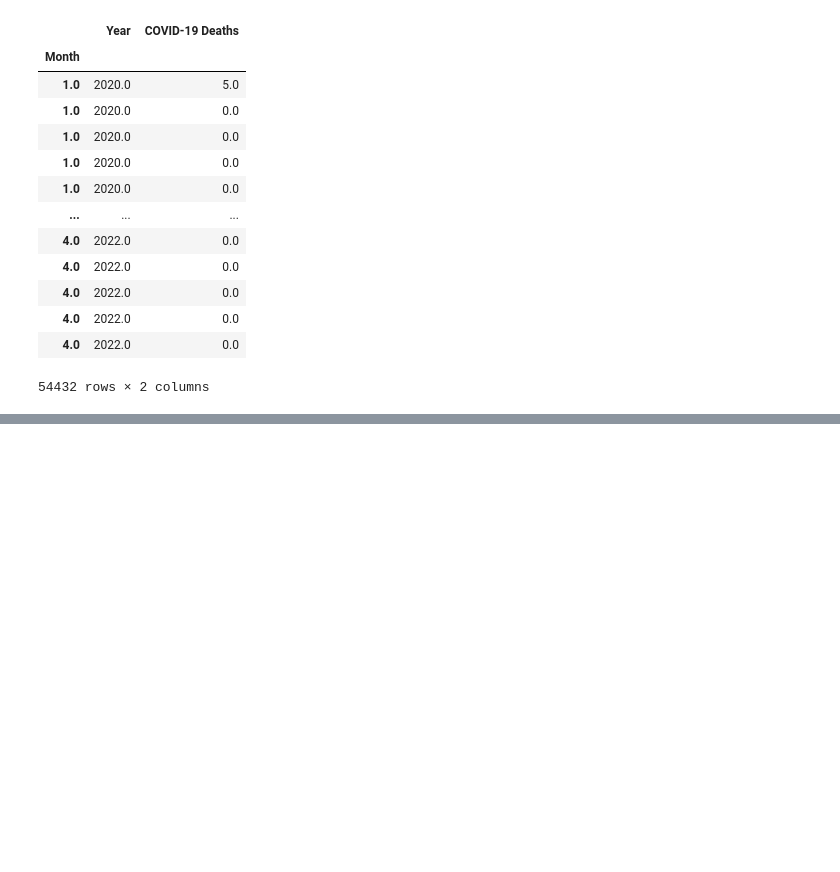
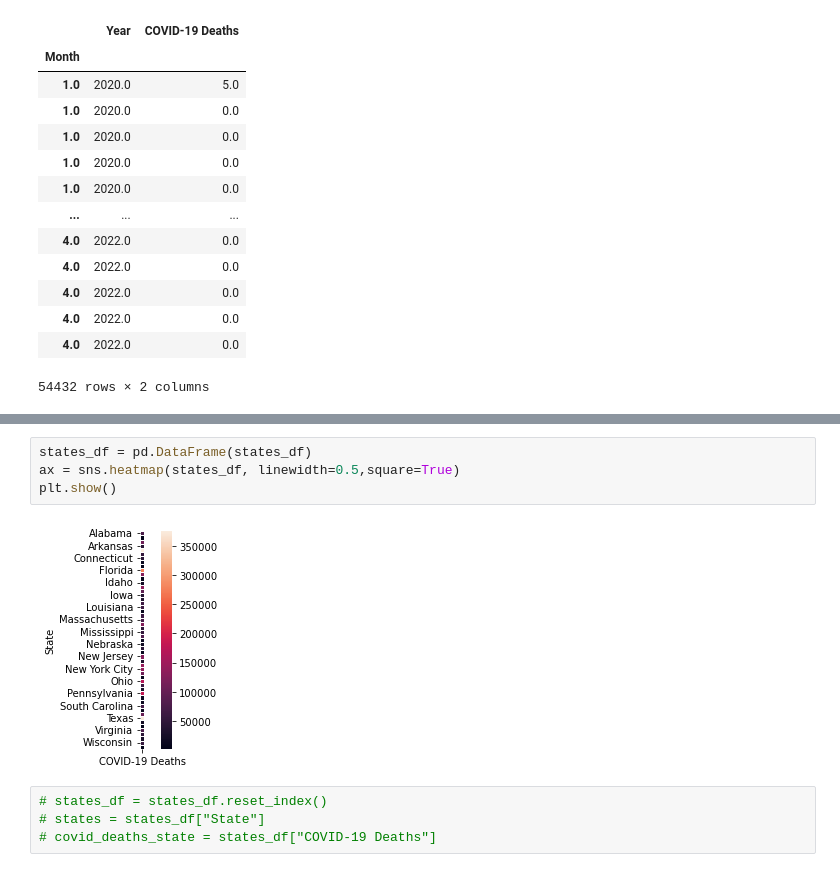
Before and after one commit to valputla/InfectionDataAnalysis, a Jupyter notebook: Lindsey.ipynb, the cells around one changed output, grey strips where cells are left out. Drawn from its saved outputs; the diff is of its cells as text; blank space fills up the shorter version.

```diff
--- a/Lindsey.ipynb
+++ b/Lindsey.ipynb
@@ -198,0 +219,10 @@ plt.show()
+# %%
+states_df = pd.DataFrame(states_df)
+ax = sns.heatmap(states_df, linewidth=0.5,square=True)
+plt.show()
+# %% [output]
+[figure, added]
+# %%
+# states_df = states_df.reset_index()
+# states = states_df["State"]
+# covid_deaths_state = states_df["COVID-19 Deaths"]
```
Also changed, not shown: parts of 10 cells of this notebook.
